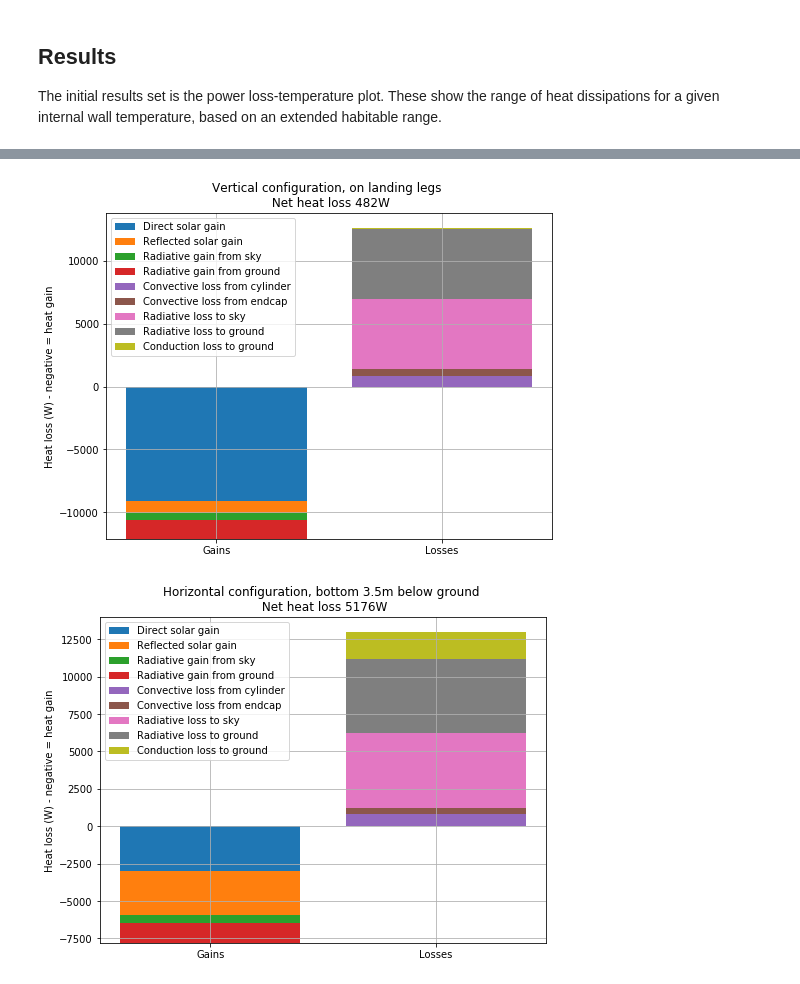
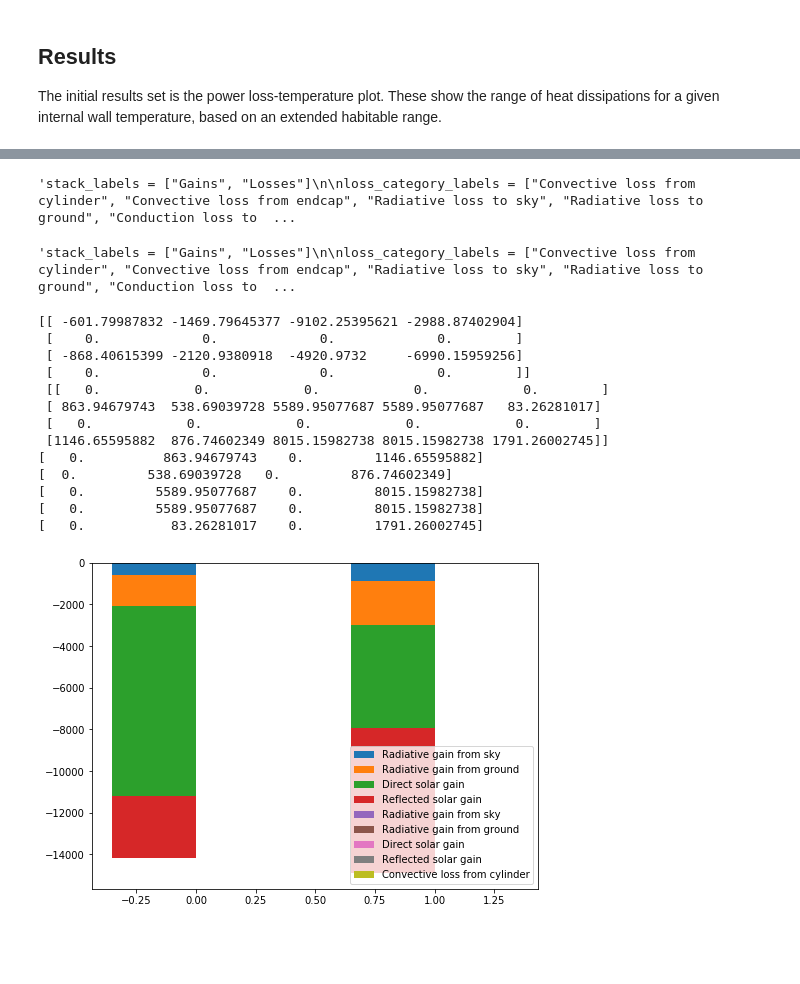
Before and after one commit to smross106/Syrtis, a Jupyter notebook: ISS_Module_Mars.ipynb, the cells around one changed output, grey strips where cells are left out. Cells and saved outputs as stored; diff of their text form; code cells hidden in the pictures; blank space fills up the shorter version.

```diff
--- a/ISS_Module_Mars.ipynb
+++ b/ISS_Module_Mars.ipynb
@@ -119,5 +119,5 @@ print(horizontal_report_293)
 # %%
-stack_labels = ["Gains", "Losses"]
+"""stack_labels = ["Gains", "Losses"]
 
 loss_category_labels = ["Convective loss from cylinder", "Convective loss from endcap", "Radiative loss to sky", "Radiative loss to ground", "Conduction loss to ground"]
 gain_category_labels = ["Direct solar gain", "Reflected solar gain", "Radiative gain from sky", "Radiative gain from ground"]
@@ -132,10 +132,11 @@ plt.ylabel("Heat loss (W) - negative = heat gain")
 plt.title("Vertical configuration, on landing legs \n Net heat loss {:.0f}W".format(vertical_report_293["Power loss"]))
 syrtis.tools.plot_stacked_bar(np.transpose([vertical_gain_data, vertical_loss_data]),
 category_labels, category_labels=stack_labels)
+"""
 # %% [output]
-[figure, removed]
+'stack_labels = ["Gains", "Losses"]\n\nloss_category_labels = ["Convective loss from cylinder", "Convective loss from endcap", "Radiative loss to sky", "Radiative loss to ground", "Conduction loss to  ...
 # %%
-stack_labels = ["Gains", "Losses"]
+"""stack_labels = ["Gains", "Losses"]
 
 loss_category_labels = ["Convective loss from cylinder", "Convective loss from endcap", "Radiative loss to sky", "Radiative loss to ground", "Conduction loss to ground"]
 gain_category_labels = ["Direct solar gain", "Reflected solar gain", "Radiative gain from sky", "Radiative gain from ground"]
@@ -149,6 +150,24 @@ plt.figure(figsize=(8,6))
 plt.ylabel("Heat loss (W) - negative = heat gain")
 plt.title("Horizontal configuration, bottom 3.5m below ground \n Net heat loss {:.0f}W".format(horizontal_report_293["Power loss"]))
 syrtis.tools.plot_stacked_bar(np.transpose([horizontal_gain_data, horizontal_loss_data]),
-category_labels, category_labels=stack_labels)
+category_labels, category_labels=stack_labels)"""
 # %% [output]
-[figure, removed]
+'stack_labels = ["Gains", "Losses"]\n\nloss_category_labels = ["Convective loss from cylinder", "Convective loss from endcap", "Radiative loss to sky", "Radiative loss to ground", "Conduction loss to  ...
+# %%
+plt.figure(figsize=(8,6))
+tools.plot_power_balance([vertical_report_293, horizontal_report_293])
+# %% [output]
+[[ -601.79987832 -1469.79645377 -9102.25395621 -2988.87402904]
+ [    0.             0.             0.             0.        ]
+ [ -868.40615399 -2120.9380918  -4920.9732     -6990.15959256]
+ [    0.             0.             0.             0.        ]]
+ [[   0.            0.            0.            0.            0.        ]
+ [ 863.94679743  538.69039728 5589.95077687 5589.95077687   83.26281017]
+ [   0.            0.            0.            0.            0.        ]
+ [1146.65595882  876.74602349 8015.15982738 8015.15982738 1791.26002745]]
+[   0.          863.94679743    0.         1146.65595882]
+[  0.         538.69039728   0.         876.74602349]
+[   0.         5589.95077687    0.         8015.15982738]
+[   0.         5589.95077687    0.         8015.15982738]
+[   0.           83.26281017    0.         1791.26002745]
+[figure, added]
```
Also changed, not shown: parts of 4 cells of this notebook, 2 other files.
